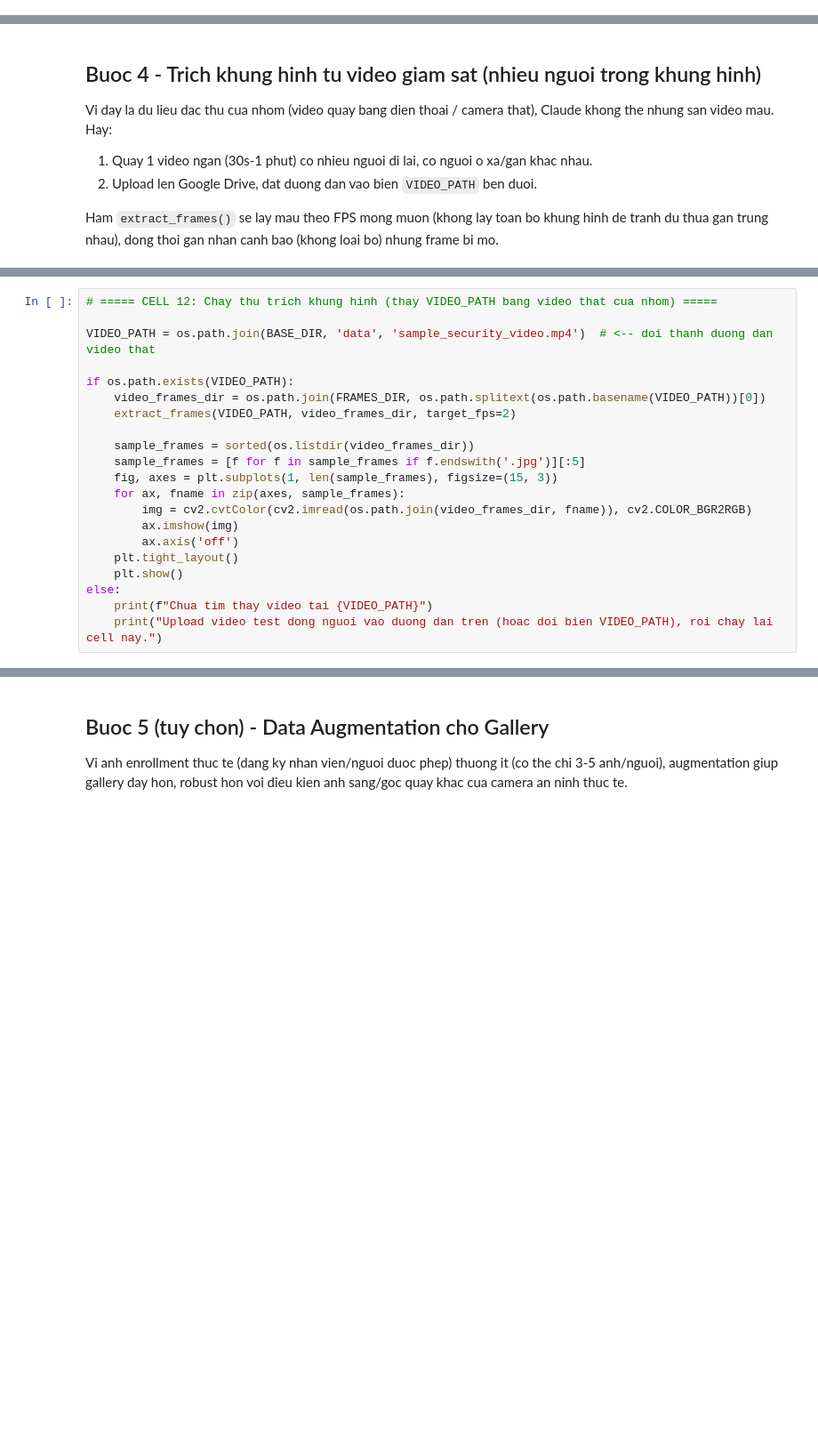
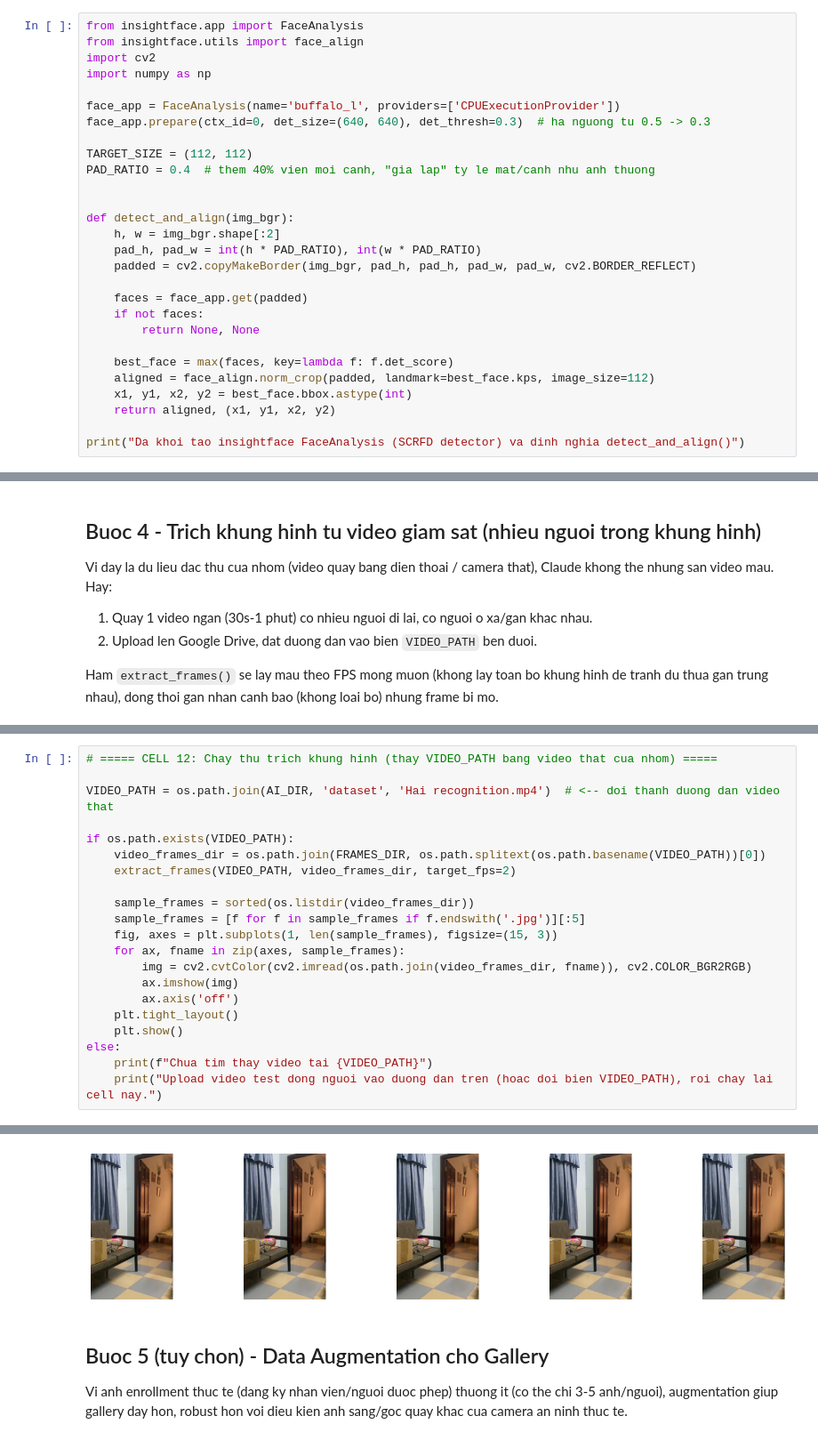
Before and after one commit to haituan123/face-security-system, a Jupyter notebook: ai/notebooks/01_data_preprocessing.ipynb, the cells around one changed output, grey strips where cells are left out. Shown at 89% size. Saved outputs shown, nothing was run; the diff lists cells and outputs as text; blank space fills up the shorter version.

```diff
--- a/ai/notebooks/01_data_preprocessing.ipynb
+++ b/ai/notebooks/01_data_preprocessing.ipynb
@@ -174,0 +218,28 @@ print("Da dinh nghia align_face() va detect_and_align()")
+# %%
+from insightface.app import FaceAnalysis
+from insightface.utils import face_align
+import cv2
+import numpy as np
+
+face_app = FaceAnalysis(name='buffalo_l', providers=['CPUExecutionProvider'])
+face_app.prepare(ctx_id=0, det_size=(640, 640), det_thresh=0.3)  # ha nguong tu 0.5 -> 0.3
+
+TARGET_SIZE = (112, 112)
+PAD_RATIO = 0.4  # them 40% vien moi canh, "gia lap" ty le mat/canh nhu anh thuong
+
+
+def detect_and_align(img_bgr):
+    h, w = img_bgr.shape[:2]
+    pad_h, pad_w = int(h * PAD_RATIO), int(w * PAD_RATIO)
+    padded = cv2.copyMakeBorder(img_bgr, pad_h, pad_h, pad_w, pad_w, cv2.BORDER_REFLECT)
+
+    faces = face_app.get(padded)
+    if not faces:
+        return None, None
+
+    best_face = max(faces, key=lambda f: f.det_score)
+    aligned = face_align.norm_crop(padded, landmark=best_face.kps, image_size=112)
+    x1, y1, x2, y2 = best_face.bbox.astype(int)
+    return aligned, (x1, y1, x2, y2)
+
+print("Da khoi tao insightface FaceAnalysis (SCRFD detector) va dinh nghia detect_and_align()")
@@ -350,7 +516,7 @@ print("Da dinh nghia extract_frames()")
 # %%
 # ===== CELL 12: Chay thu trich khung hinh (thay VIDEO_PATH bang video that cua nhom) =====
 
-VIDEO_PATH = os.path.join(BASE_DIR, 'data', 'sample_security_video.mp4')  # <-- doi thanh duong dan video that
+VIDEO_PATH = os.path.join(AI_DIR, 'dataset', 'Hai recognition.mp4')  # <-- doi thanh duong dan video that
 
 if os.path.exists(VIDEO_PATH):
     video_frames_dir = os.path.join(FRAMES_DIR, os.path.splitext(os.path.basename(VIDEO_PATH))[0])
@@ -368,3 +534,4 @@ if os.path.exists(VIDEO_PATH):
 else:
     print(f"Chua tim thay video tai {VIDEO_PATH}")
     print("Upload video test dong nguoi vao duong dan tren (hoac doi bien VIDEO_PATH), roi chay lai cell nay.")
+# %% [output]
@@ -371,3 +541,4 @@ else:
+[figure, added]
 # %% [markdown]
 ## Buoc 5 (tuy chon) - Data Augmentation cho Gallery
 
```
Also changed, not shown: parts of 17 cells of this notebook, 3 other files.
